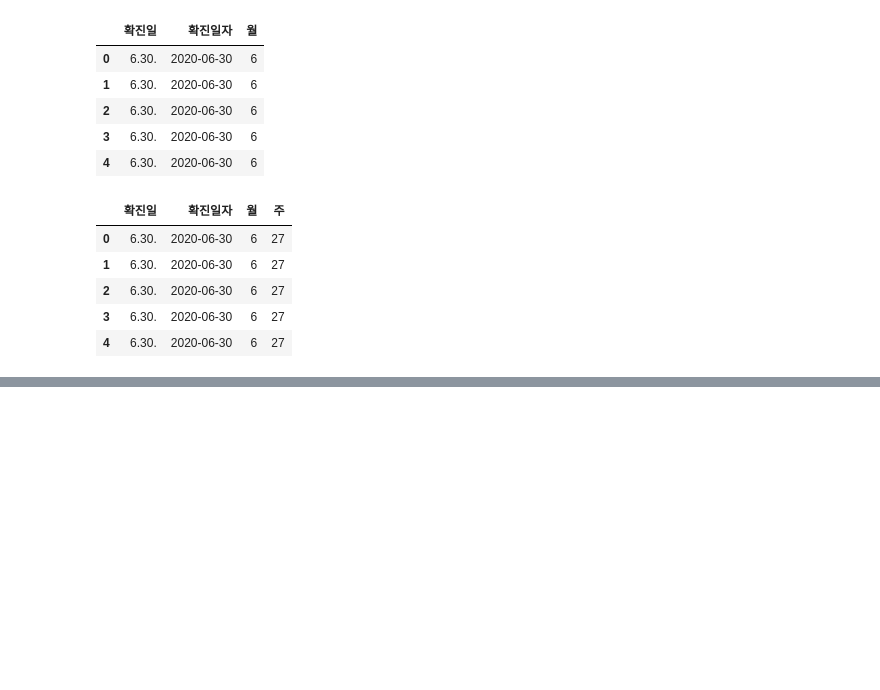
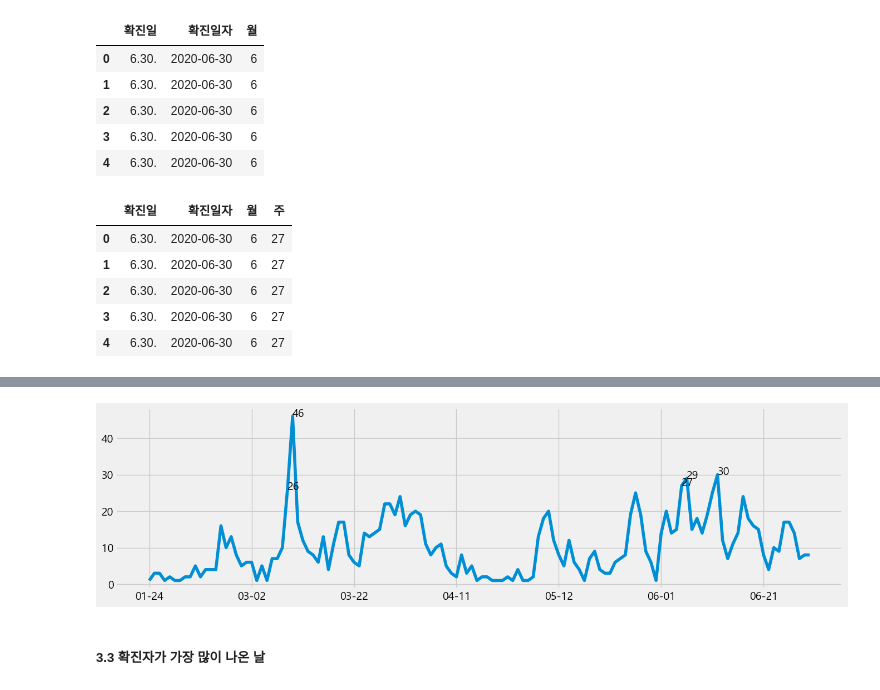
Before and after one commit to sihan827/Pandas-Practice, a Jupyter notebook: covid-19_analysis.ipynb, the cells around one changed output, grey strips where cells are left out. Drawn from its saved outputs; the diff is of its cells as text; code cells hidden in the pictures; blank space fills up the shorter version.

```diff
--- a/covid-19_analysis.ipynb
+++ b/covid-19_analysis.ipynb
@@ -93,0 +107,6 @@ df[['확진일', '확진일자', '월', '주']].head()
+# %%
+# 일자별 확진자수 선그래프
+# 연도 모두 2020년이므로 월, 일만 표시되도록 컬럼 추가
+df["월일"] = df["확진일자"].astype(str).map(lambda x: x[5:])
+day_count = df["월일"].value_counts().sort_index()
+day_count
@@ -93,0 +126,10 @@ df[['확진일', '확진일자', '월', '주']].head()
+# %%
+# 확진 수가 25명 초과인 경우만 텍스트 표시
+g = day_count.plot(figsize=(15, 4))
+for i in range(len(day_count)):
+    if day_count.iloc[i] > 25:
+        g.text(x=i, y=day_count.iloc[i], s=day_count.iloc[i])
+# %% [output]
+[figure, added]
+# %% [markdown]
+##### 3.3 확진자가 가장 많이 나온 날
```
Also changed, not shown: parts of 22 cells of this notebook.
